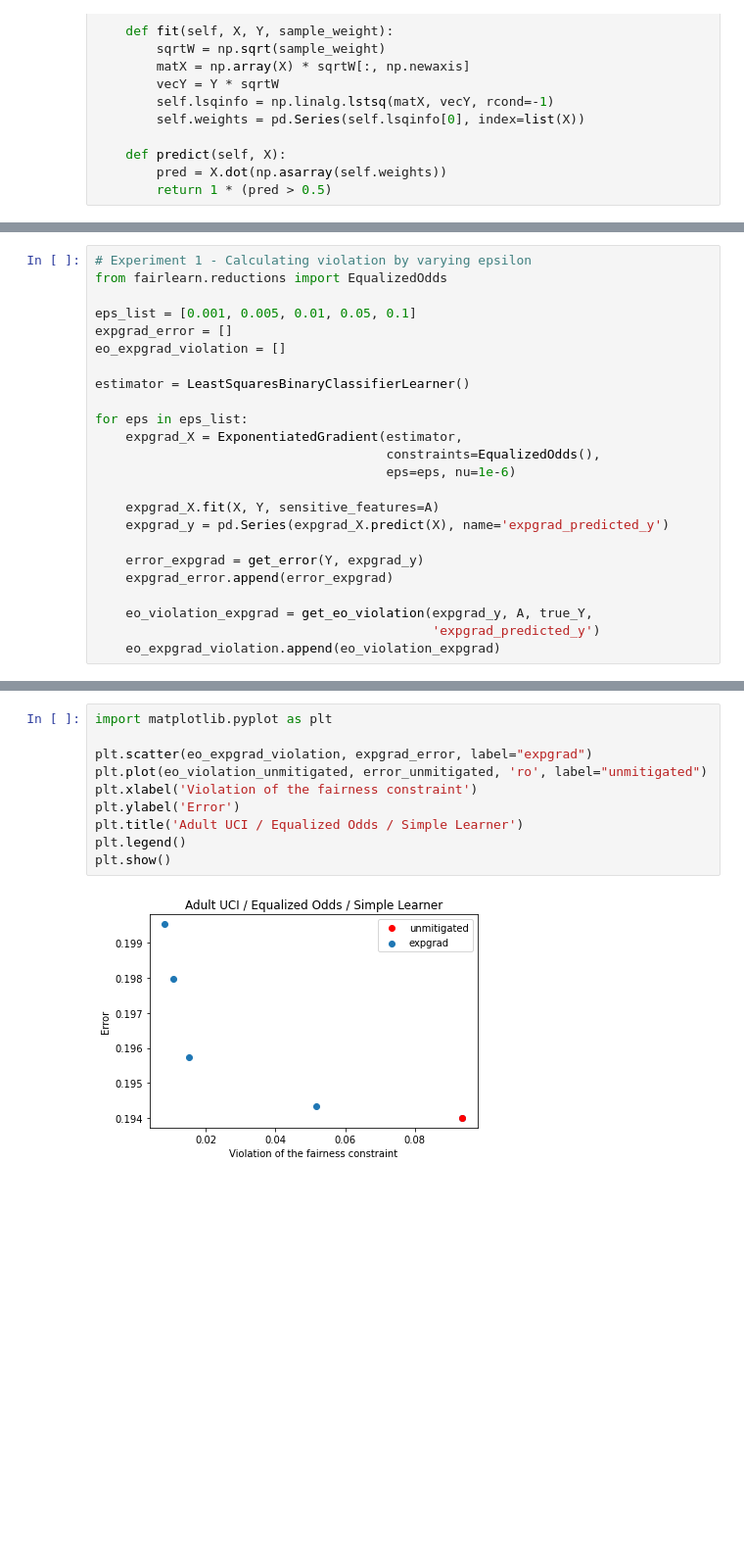
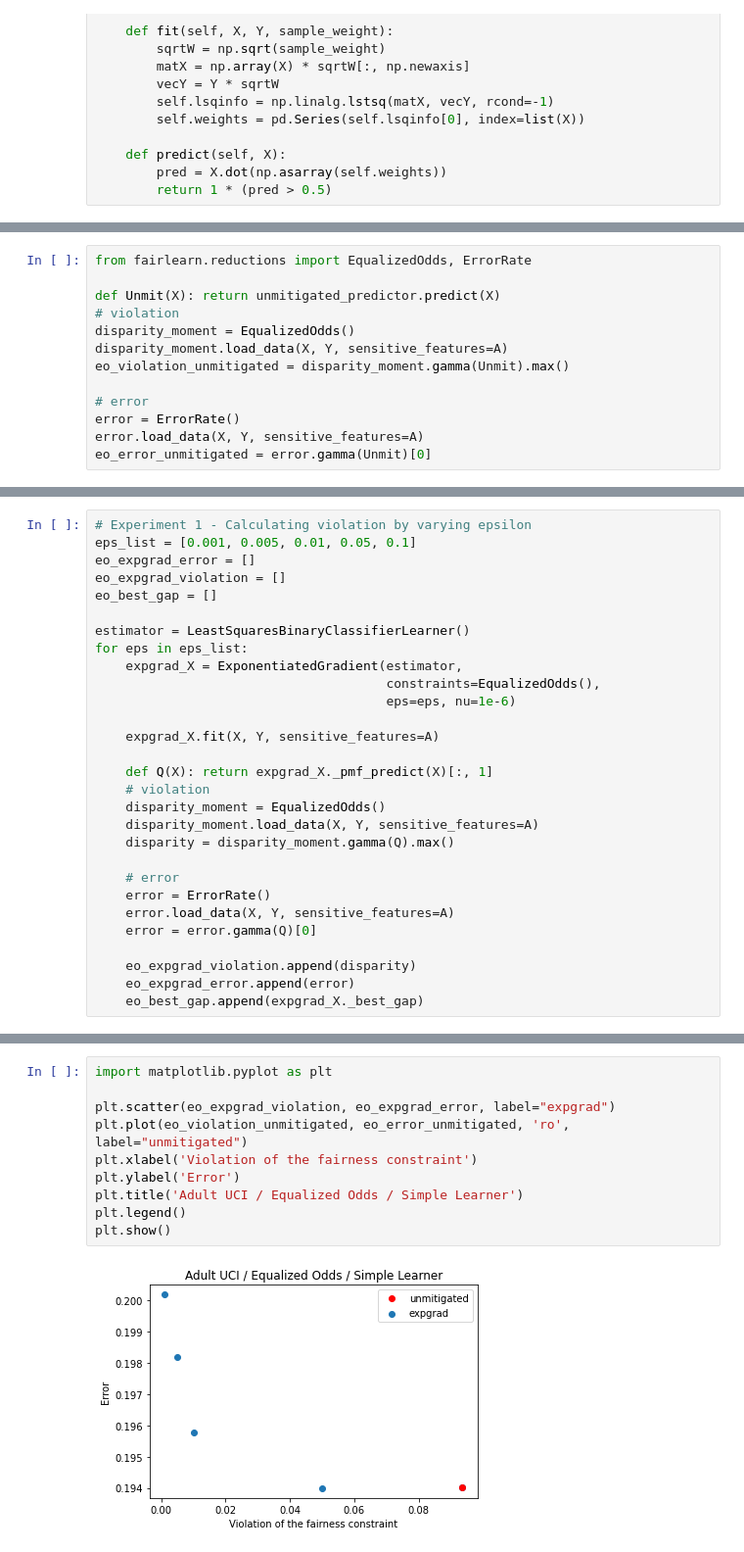
Before and after one commit to UMass-Responsible-AI/fairlearn, a Jupyter notebook: notebooks/EqualizedOdds-experiment-on-adult-dataset.ipynb, the cells around one changed output, grey strips where cells are left out. Shown at 98% size. Drawn from its saved outputs; the diff is of its cells as text; blank space fills up the shorter version.

```diff
--- a/notebooks/EqualizedOdds-experiment-on-adult-dataset.ipynb
+++ b/notebooks/EqualizedOdds-experiment-on-adult-dataset.ipynb
@@ -91,0 +57,13 @@ eo_violation_unmitigated = [get_eo_violation(unmitigated_y, A, true_Y,
+# %%
+from fairlearn.reductions import EqualizedOdds, ErrorRate
+
+def Unmit(X): return unmitigated_predictor.predict(X)
+# violation
+disparity_moment = EqualizedOdds()
+disparity_moment.load_data(X, Y, sensitive_features=A)
+eo_violation_unmitigated = disparity_moment.gamma(Unmit).max()
+
+# error
+error = ErrorRate()
+error.load_data(X, Y, sensitive_features=A)
+eo_error_unmitigated = error.gamma(Unmit)[0]
@@ -92,25 +72,30 @@ eo_violation_unmitigated = [get_eo_violation(unmitigated_y, A, true_Y,
 # %%
 # Experiment 1 - Calculating violation by varying epsilon
-from fairlearn.reductions import EqualizedOdds
-
 eps_list = [0.001, 0.005, 0.01, 0.05, 0.1]
-expgrad_error = []
+eo_expgrad_error = []
 eo_expgrad_violation = []
+eo_best_gap = []
 
 estimator = LeastSquaresBinaryClassifierLearner()
-
 for eps in eps_list:
     expgrad_X = ExponentiatedGradient(estimator,
                                       constraints=EqualizedOdds(),
                                       eps=eps, nu=1e-6)
 
     expgrad_X.fit(X, Y, sensitive_features=A)
-    expgrad_y = pd.Series(expgrad_X.predict(X), name='expgrad_predicted_y')
 
-    error_expgrad = get_error(Y, expgrad_y)
-    expgrad_error.append(error_expgrad)
+    def Q(X): return expgrad_X._pmf_predict(X)[:, 1]
+    # violation
+    disparity_moment = EqualizedOdds()
+    disparity_moment.load_data(X, Y, sensitive_features=A)
+    disparity = disparity_moment.gamma(Q).max()
 
-    eo_violation_expgrad = get_eo_violation(expgrad_y, A, true_Y,
-                                            'expgrad_predicted_y')
-    eo_expgrad_violation.append(eo_violation_expgrad)
+    # error
+    error = ErrorRate()
+    error.load_data(X, Y, sensitive_features=A)
+    error = error.gamma(Q)[0]
+
+    eo_expgrad_violation.append(disparity)
+    eo_expgrad_error.append(error)
+    eo_best_gap.append(expgrad_X._best_gap)
 # %%
@@ -131,12 +116,12 @@ Unmit.          0.09365669829506912             0.19400509812352196
 # %%
 import matplotlib.pyplot as plt
 
-plt.scatter(eo_expgrad_violation, expgrad_error, label="expgrad")
-plt.plot(eo_violation_unmitigated, error_unmitigated, 'ro', label="unmitigated")
+plt.scatter(eo_expgrad_violation, eo_expgrad_error, label="expgrad")
+plt.plot(eo_violation_unmitigated, eo_error_unmitigated, 'ro', label="unmitigated")
 plt.xlabel('Violation of the fairness constraint')
 plt.ylabel('Error')
 plt.title('Adult UCI / Equalized Odds / Simple Learner')
 plt.legend()
 plt.show()
 # %% [output]
-[figure, old version]
+[figure, new version]
```
Also changed, not shown: parts of 13 cells of this notebook, 1 other file.
